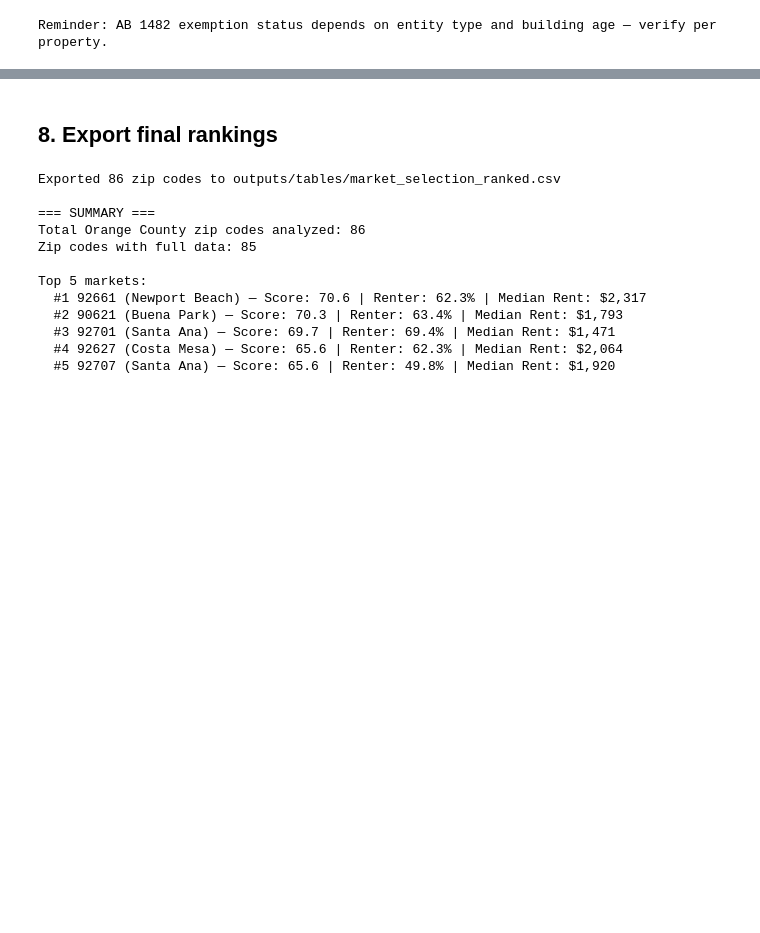
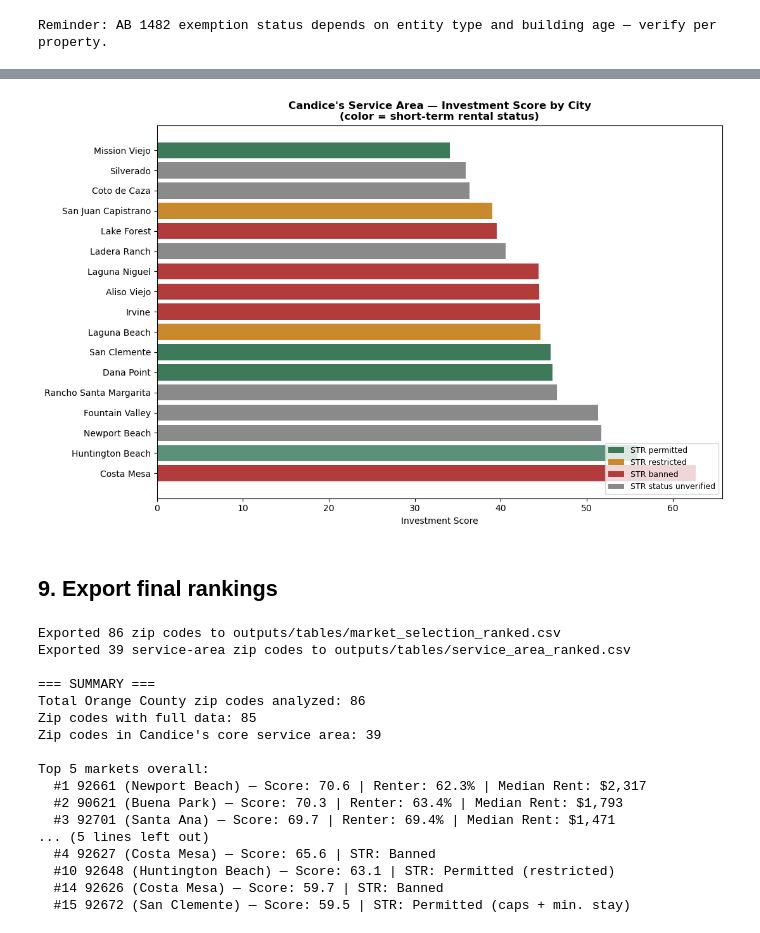
Before and after one commit to domwyllie23/oc-residential-intel, a Jupyter notebook: notebooks/01_market_selection.ipynb, the cells around one changed output, grey strips where cells are left out. Cells and saved outputs as stored; diff of their text form; code cells hidden in the pictures; blank space fills up the shorter version.

```diff
--- a/notebooks/01_market_selection.ipynb
+++ b/notebooks/01_market_selection.ipynb
@@ -395,0 +419,15 @@ Reminder: AB 1482 exemption status depends on entity type and building age — v
+# %%
+service_area = pd.read_csv('../data/reference/oc_service_area_factors.csv')
+service_area = service_area.rename(columns={'city': 'City'})
+
+scored = scored.merge(service_area, on='City', how='left')
+scored['core_service_area'] = scored['in_pm_service_area'].eq('Yes') | scored['in_sales_featured_cities'].str.startswith('Yes', na=False)
+scored['core_service_area'] = scored['core_service_area'].fillna(False)
+
+n_service = scored['core_service_area'].sum()
+print(f'{n_service} of {len(scored)} Orange County zip codes fall in Candice\'s core service area')
+
+service_ranked = scored[scored['core_service_area']].sort_values('investment_score', ascending=False)
+cols_show = ['rank','zip_code','City','investment_score','str_status','mello_roos_signal','wildfire_notes']
+print('\nHer service area, ranked by investment score:')
+service_ranked[cols_show]
@@ -396,5 +455,42 @@ Reminder: AB 1482 exemption status depends on entity type and building age — v
+# %%
+# Scorecard: investment score by city, colored by STR status — the single most useful
+# at-a-glance view for evaluating her own buy-and-hold / Airbnb targets
+city_service = service_ranked.groupby(['City','str_status'], as_index=False)['investment_score'].mean()
+city_service = city_service.sort_values('investment_score', ascending=False)
+
+str_colors = {
+    'Banned': '#b23b3b',
+    'Restricted': '#c98a2e',
+    'Permitted (cap/waitlist)': '#3c7a5a',
+    'Permitted (registration + 8% TOT)': '#3c7a5a',
+    'Permitted (caps + min. stay)': '#3c7a5a',
+    'Permitted (restricted)': '#5a9178',
+    'Verify (unincorporated)': '#8a8a8a',
+    'Verify': '#8a8a8a',
+    'Verify (unincorporated/gated)': '#8a8a8a',
+}
+colors = [str_colors.get(s, '#8a8a8a') for s in city_service['str_status']]
+
+fig, ax = plt.subplots(figsize=(11, 7))
+ax.barh(city_service['City'], city_service['investment_score'], color=colors)
+ax.set_xlabel('Investment Score')
+ax.set_title("Candice's Service Area — Investment Score by City\n(color = short-term rental status)", fontweight='bold')
+
+from matplotlib.patches import Patch
+legend_items = [
+    Patch(facecolor='#3c7a5a', label='STR permitted'),
+    Patch(facecolor='#c98a2e', label='STR restricted'),
+    Patch(facecolor='#b23b3b', label='STR banned'),
+    Patch(facecolor='#8a8a8a', label='STR status unverified'),
+]
+ax.legend(handles=legend_items, loc='lower right', fontsize=9)
+plt.tight_layout()
+plt.savefig(OUT / 'charts/service_area_scorecard.png', dpi=150, bbox_inches='tight')
+plt.show()
+# %% [output]
+[figure, added]
 # %% [markdown]
-## 8. Export final rankings
+## 9. Export final rankings
 # %%
 export_cols = [
     'rank','zip_code','City','investment_score',
@@ -402,31 +498,46 @@ export_cols = [
     'median_contract_rent','median_household_income',
     'rent_to_income_ratio','rent_burden_rate',
     'price_latest','price_chg_1yr_pct','price_chg_3yr_pct',
-    'price_cut_rate','inv_chg_6m_pct'
+    'price_cut_rate','inv_chg_6m_pct',
+    'core_service_area','str_status','str_notes','mello_roos_signal','wildfire_notes'
 ]
 final = scored[[c for c in export_cols if c in scored.columns]]
 final.to_csv(OUT / 'tables/market_selection_ranked.csv', index=False)
 print(f'Exported {len(final)} zip codes to outputs/tables/market_selection_ranked.csv')
 
+service_export_cols = ['rank','zip_code','City','investment_score','str_status','str_notes','mello_roos_signal','wildfire_notes']
+service_ranked[service_export_cols].to_csv(OUT / 'tables/service_area_ranked.csv', index=False)
+print(f'Exported {len(service_ranked)} service-area zip codes to outputs/tables/service_area_ranked.csv')
+
 print('\n=== SUMMARY ===')
 print(f'Total Orange County zip codes analyzed: {len(scored)}')
 print(f'Zip codes with full data: {scored["renter_pct"].notna().sum()}')
-print(f'\nTop 5 markets:')
+print(f'Zip codes in Candice\'s core service area: {n_service}')
+print(f'\nTop 5 markets overall:')
 for _, row in scored.head(5).iterrows():
     print(f"  #{int(row['rank'])} {row['zip_code']} ({row['City']}) — "
           f"Score: {row['investment_score']:.1f} | "
           f"Renter: {row['renter_pct']:.1%} | "
           f"Median Rent: ${row['median_contract_rent']:,.0f}")
+print(f'\nTop 5 markets within her service area:')
+for _, row in service_ranked.head(5).iterrows():
+    print(f"  #{int(row['rank'])} {row['zip_code']} ({row['City']}) — "
+          f"Score: {row['investment_score']:.1f} | STR: {row['str_status']}")
 # %% [output]
 Exported 86 zip codes to outputs/tables/market_selection_ranked.csv
+Exported 39 service-area zip codes to outputs/tables/service_area_ranked.csv
 
 === SUMMARY ===
 Total Orange County zip codes analyzed: 86
 Zip codes with full data: 85
+Zip codes in Candice's core service area: 39
 
-Top 5 markets:
+Top 5 markets overall:
   #1 92661 (Newport Beach) — Score: 70.6 | Renter: 62.3% | Median Rent: $2,317
   #2 90621 (Buena Park) — Score: 70.3 | Renter: 63.4% | Median Rent: $1,793
   #3 92701 (Santa Ana) — Score: 69.7 | Renter: 69.4% | Median Rent: $1,471
-  #4 92627 (Costa Mesa) — Score: 65.6 | Renter: 62.3% | Median Rent: $2,064
-  #5 92707 (Santa Ana) — Score: 65.6 | Renter: 49.8% | Median Rent: $1,920
+... (5 lines left out)
+  #4 92627 (Costa Mesa) — Score: 65.6 | STR: Banned
+  #10 92648 (Huntington Beach) — Score: 63.1 | STR: Permitted (restricted)
+  #14 92626 (Costa Mesa) — Score: 59.7 | STR: Banned
+  #15 92672 (San Clemente) — Score: 59.5 | STR: Permitted (caps + min. stay)
```
Also changed, not shown: parts of 2 cells of this notebook, 13 other files.
